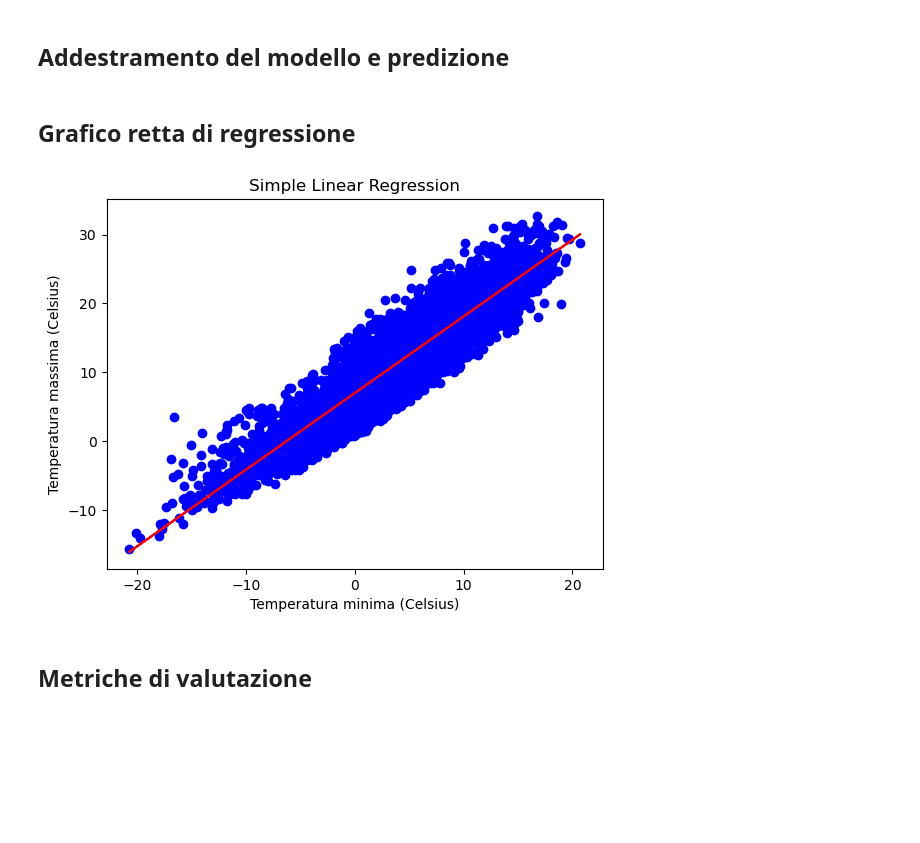
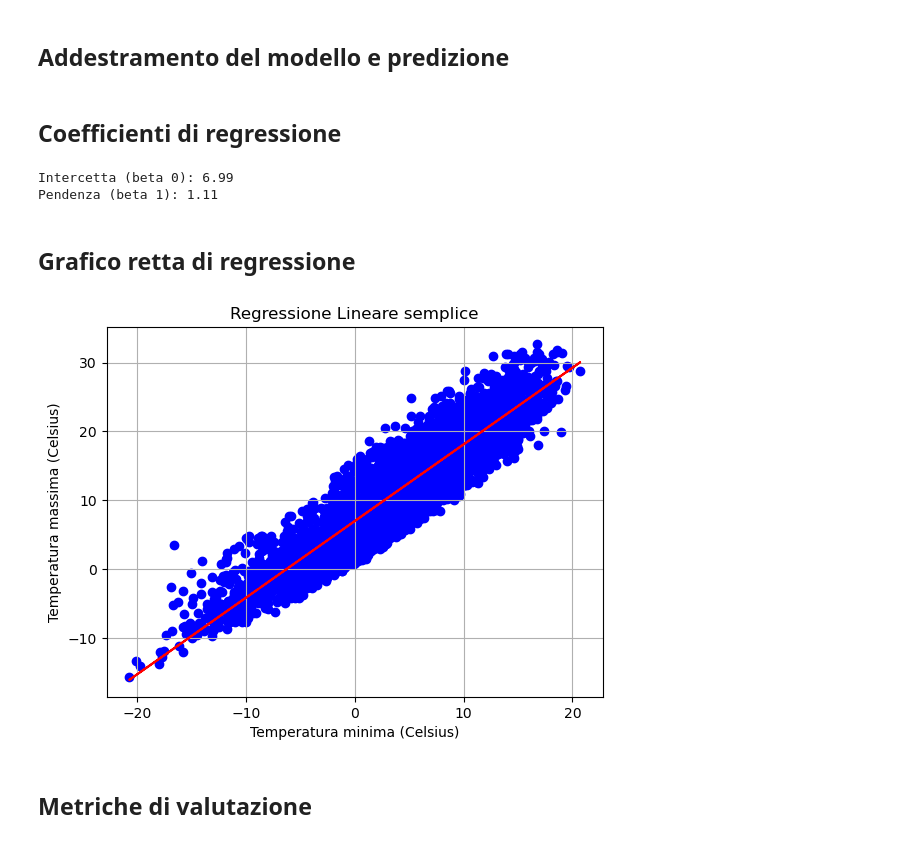
Before and after one commit to aka-buccia/progetto-statistica, a Jupyter notebook: reports/report.ipynb, the cells around one changed output. Cells and saved outputs as stored; diff of their text form; code cells hidden in the pictures; blank space fills up the shorter version.

```diff
--- a/reports/report.ipynb
+++ b/reports/report.ipynb
@@ -109,20 +114,18 @@ Tramite un dizionario vengono contanti il numero di parametri metereologici regi
 # %% [markdown]
 ## Selezione città: OSLO
 # %%
-#Selezione città e individuazione indici
+#Selezione città e individuazione indici nel dataset
 citta = "OSLO"
-chiavi = list(conteggi.keys())
-valori = list(conteggi.values())
+chiavi = list(conteggi.keys()) #lista città
+valori = list(conteggi.values()) #num parametri associati ad ogni citta
 indici_citta = [0,0]
-indici_citta[0] = sum(valori[:chiavi.index(citta)]) + 2
-indici_citta[1] = indici_citta[0] + conteggi[citta]
-
-#print(indici_citta)
+indici_citta[0] = sum(valori[:chiavi.index(citta)]) + 2 #posizione prima colonna della città
+indici_citta[1] = indici_citta[0] + conteggi[citta] #posizione ultima colonna della città
 
 #Costruzione dataset città
-df = weather_data.iloc[:, indici_citta[0] : indici_citta[1]]
-df["MONTH"] = weather_data.iloc[:, 1]
-df["BBQ"] = classification_data[citta + "_BBQ_weather"][:]
+df = weather_data.iloc[:, indici_citta[0] : indici_citta[1]] #dati metereologici città
+df["MONTH"] = weather_data["MONTH"]
+df["BBQ"] = classification_data[citta + "_BBQ_weather"]
 df["DATE"] = classification_data["DATE"]
-df.to_csv(f"../data/processed/{citta}_weather_dataset.csv")
+df.to_csv(f"../data/processed/{citta}_weather_dataset.csv") #salvataggio del dataset creato
 # %% [markdown]
@@ -135,9 +138,12 @@ Vengono individuate le colonne del *weather_data* db relative ad OSLO, vengono e
 ## Rimozione NaN e duplicati
 # %%
 #Analisi valori nulli
-print("Valori NaN")
+print("Valori NaN per colonna:")
 print(df.isnull().sum())
 
 #Rimozione valori nulli
 df.dropna(inplace = True)
+
+#Rimozione duplicati
+df.drop_duplicates(inplace=True)
 # %% [output]
@@ -620,26 +739,36 @@ for k in np.random.randint(low = 0, high = 100, size = 10):
 ## Addestramento del modello e predizione
 # %%
 X = df[f"{citta}_temp_min"].values.reshape(-1, 1)
-Y_osservati = df[f"{citta}_temp_max"].values.reshape(-1, 1)
+Y_osservati = df[f"{citta}_temp_max"]
 modello_regressione_lineare = LinearRegression()
 modello_regressione_lineare.fit(X, Y_osservati)
 Y_predetti = modello_regressione_lineare.predict(X)
+# %% [markdown]
+## Coefficienti di regressione
+# %%
+#Coefficienti retta di regressione
+intercetta = modello_regressione_lineare.intercept_
+coefficiente_angolare = modello_regressione_lineare.coef_[0]
+print(f"Intercetta (beta 0): {intercetta:.2f}")
+print(f"Pendenza (beta 1): {coefficiente_angolare:.2f}")
+# %% [output]
+Intercetta (beta 0): 6.99
+Pendenza (beta 1): 1.11
 # %% [markdown]
 ## Grafico retta di regressione
 # %%
-# Plot the data points and the linear regression line
+# Disegna i punti osservati (in blu) e la retta di regressione (in rosso)
 plt.scatter(X, Y_osservati, color='blue')
 plt.plot(X, Y_predetti, color='red')
 
-# Add labels and a title to the plot
+
 plt.xlabel("Temperatura minima (Celsius)")
 plt.ylabel('Temperatura massima (Celsius)')
-plt.title('Simple Linear Regression')
-
-# Display the plot
+plt.title('Regressione Lineare semplice')
+plt.grid(True)
 plt.show()
 # %% [output]
-[figure, old version]
+[figure, new version]
 # %% [markdown]
 ## Metriche di valutazione
 # %%
```
Also changed, not shown: parts of 42 cells of this notebook.
